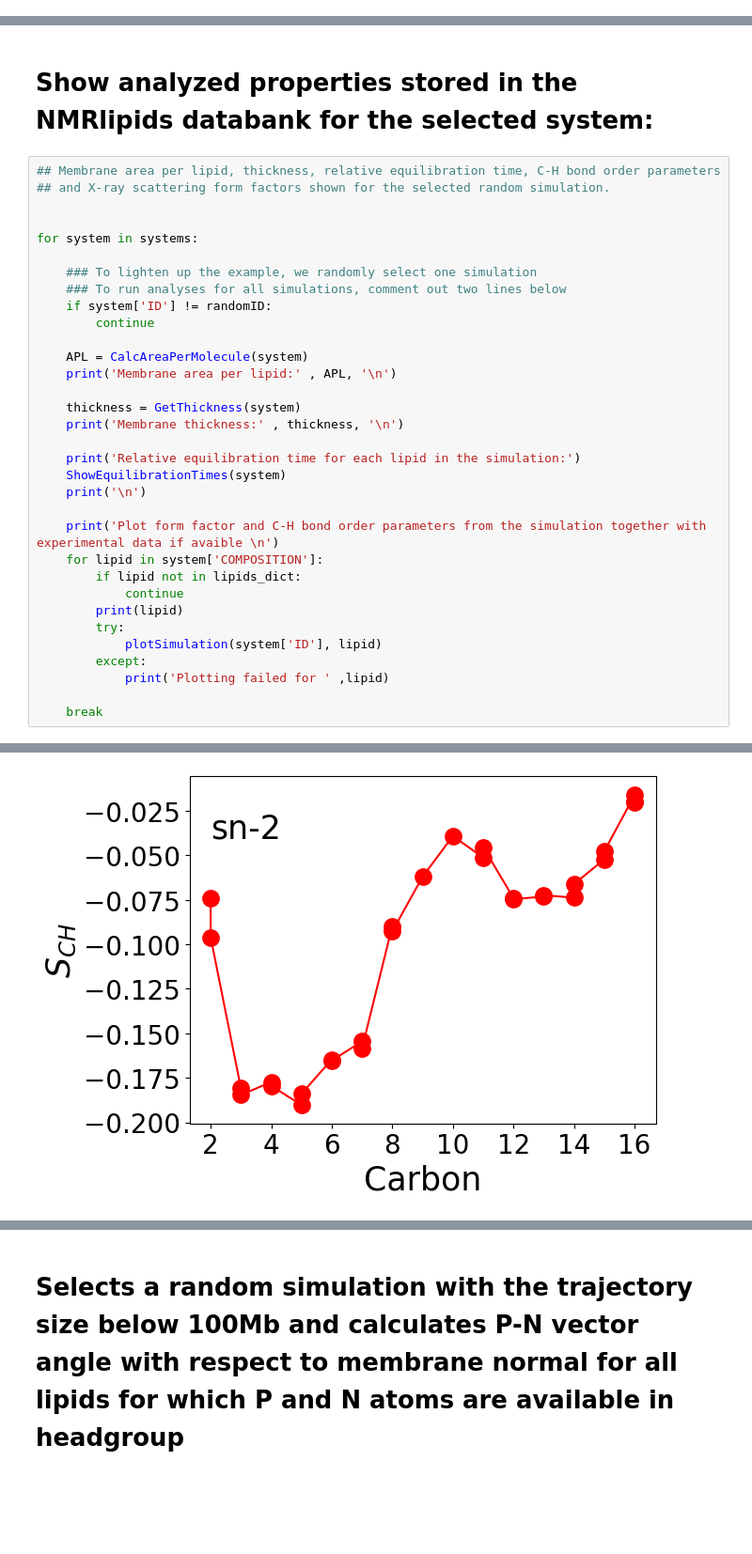
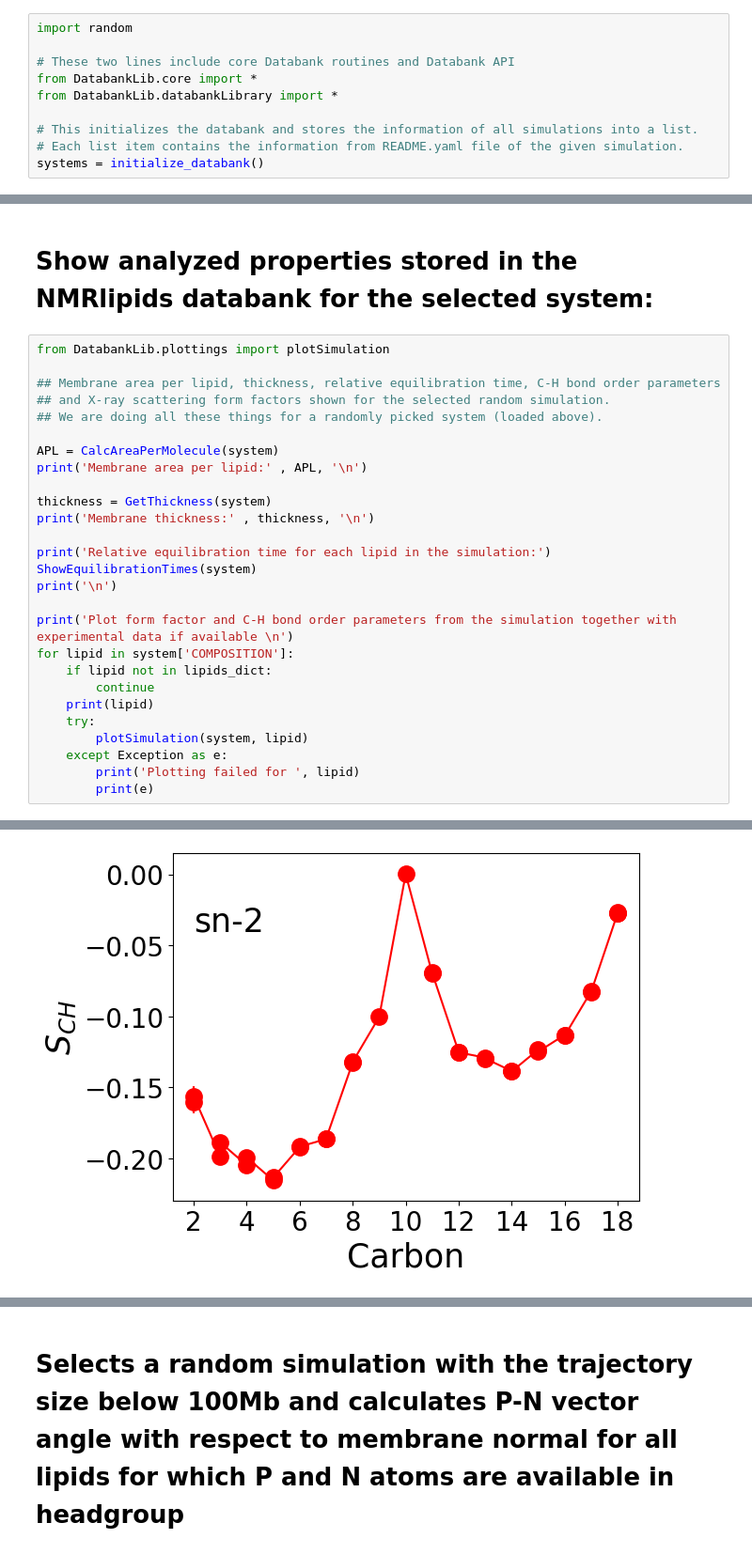
Before and after one commit to yetulaxman/databank-template, a Jupyter notebook: scripts/template.ipynb, the cells around one changed output, grey strips where cells are left out. Shown: that part at 94% size. Saved outputs shown, nothing was run; the diff lists cells and outputs as text; blank space fills up the shorter version.

```diff
--- a/scripts/template.ipynb
+++ b/scripts/template.ipynb
@@ -44,0 +21,10 @@ Databank initialized from the folder: /home/sosamuli/work/NMRlipids/Databank/Dat
+# %%
+import random
+
+# These two lines include core Databank routines and Databank API
+from DatabankLib.core import *
+from DatabankLib.databankLibrary import *
+
+# This initializes the databank and stores the information of all simulations into a list.
+# Each list item contains the information from README.yaml file of the given simulation.
+systems = initialize_databank()
@@ -87,36 +92,30 @@ path:
 # %% [markdown]
 # Show analyzed properties stored in the NMRlipids databank for the selected system:
 # %%
+from DatabankLib.plottings import plotSimulation
+
 ## Membrane area per lipid, thickness, relative equilibration time, C-H bond order parameters
 ## and X-ray scattering form factors shown for the selected random simulation.
+## We are doing all these things for a randomly picked system (loaded above).
 
+APL = CalcAreaPerMolecule(system)
+print('Membrane area per lipid:' , APL, '\n')
 
-for system in systems:
+thickness = GetThickness(system)
+print('Membrane thickness:' , thickness, '\n')
 
-    ### To lighten up the example, we randomly select one simulation
-    ### To run analyses for all simulations, comment out two lines below
-    if system['ID'] != randomID:
+print('Relative equilibration time for each lipid in the simulation:')
+ShowEquilibrationTimes(system)
+print('\n')
+
+print('Plot form factor and C-H bond order parameters from the simulation together with experimental data if available \n')
+for lipid in system['COMPOSITION']:
+    if lipid not in lipids_dict:
         continue
-
-    APL = CalcAreaPerMolecule(system)
-    print('Membrane area per lipid:' , APL, '\n')
-
-    thickness = GetThickness(system)
-    print('Membrane thickness:' , thickness, '\n')
-
-    print('Relative equilibration time for each lipid in the simulation:')
-    ShowEquilibrationTimes(system)
-    print('\n')
-
-    print('Plot form factor and C-H bond order parameters from the simulation together with experimental data if avaible \n')
-    for lipid in system['COMPOSITION']:
-        if lipid not in lipids_dict:
-            continue
-        print(lipid)
-        try:
-            plotSimulation(system['ID'], lipid)
-        except:
-            print('Plotting failed for ' ,lipid)
-
-    break
+    print(lipid)
+    try:
+        plotSimulation(system, lipid)
+    except Exception as e:
+        print('Plotting failed for ', lipid)
+        print(e)
 # %% [output]
@@ -141 +140 @@ Form factor plotting failed
-[figure, old version]
+[figure, new version]
```
Also changed, not shown: parts of 7 cells of this notebook, 1 other file.
